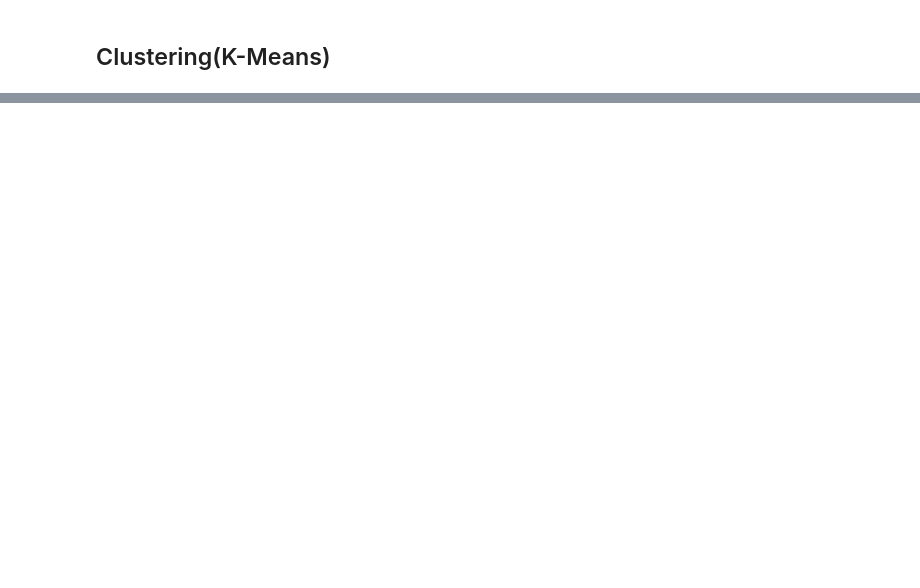
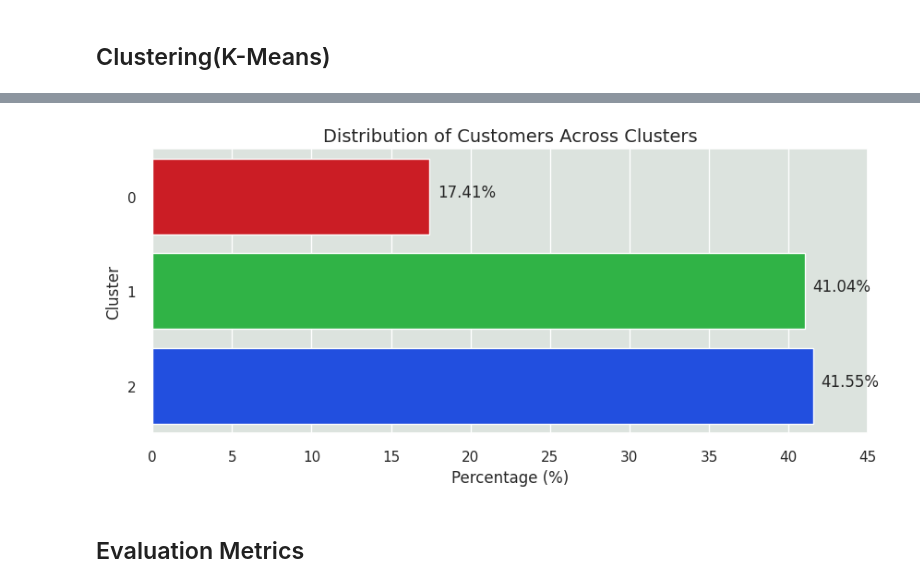
Before and after one commit to priyankabhatla/Customer_Segmentation_Retail, a Jupyter notebook: Online-Retail-Segmentation.ipynb, the cells around one changed output, grey strips where cells are left out. Saved outputs shown, nothing was run; the diff lists cells and outputs as text; code cells hidden in the pictures; blank space fills up the shorter version.

```diff
--- a/Online-Retail-Segmentation.ipynb
+++ b/Online-Retail-Segmentation.ipynb
@@ -1858,0 +1902,3 @@ data_cleaned
+# %%
+# Setting up the color scheme for the clusters (RGB order)
+colors = ['#e8000b', '#1ac938', '#023eff']
@@ -1858,0 +1940,24 @@ data_cleaned
+# %%
+# Calculate the percentage of customers in each cluster
+cluster_percentage = (customer_data_pca['cluster'].value_counts(normalize=True) * 100).reset_index()
+cluster_percentage.columns = ['Cluster', 'Percentage']
+cluster_percentage.sort_values(by='Cluster', inplace=True)
+
+# Create a horizontal bar plot
+plt.figure(figsize=(10, 4))
+sns.barplot(x='Percentage', y='Cluster', data=cluster_percentage, orient='h', palette=colors)
+
+# Adding percentages on the bars
+for index, value in enumerate(cluster_percentage['Percentage']):
+    plt.text(value+0.5, index, f'{value:.2f}%')
+
+plt.title('Distribution of Customers Across Clusters', fontsize=14)
+plt.xticks(ticks=np.arange(0, 50, 5))
+plt.xlabel('Percentage (%)')
+
+# Show the plot
+plt.show()
+# %% [output]
+[figure, added]
+# %% [markdown]
+## Evaluation Metrics
```
Also changed, not shown: parts of 54 cells of this notebook.
